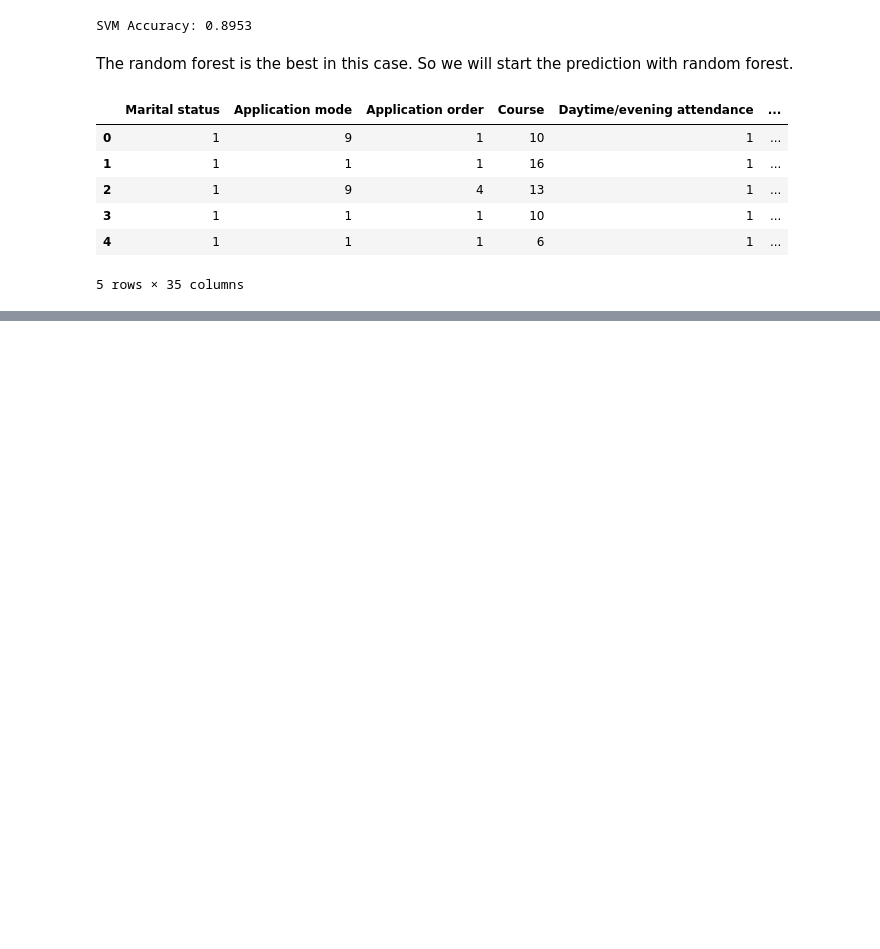
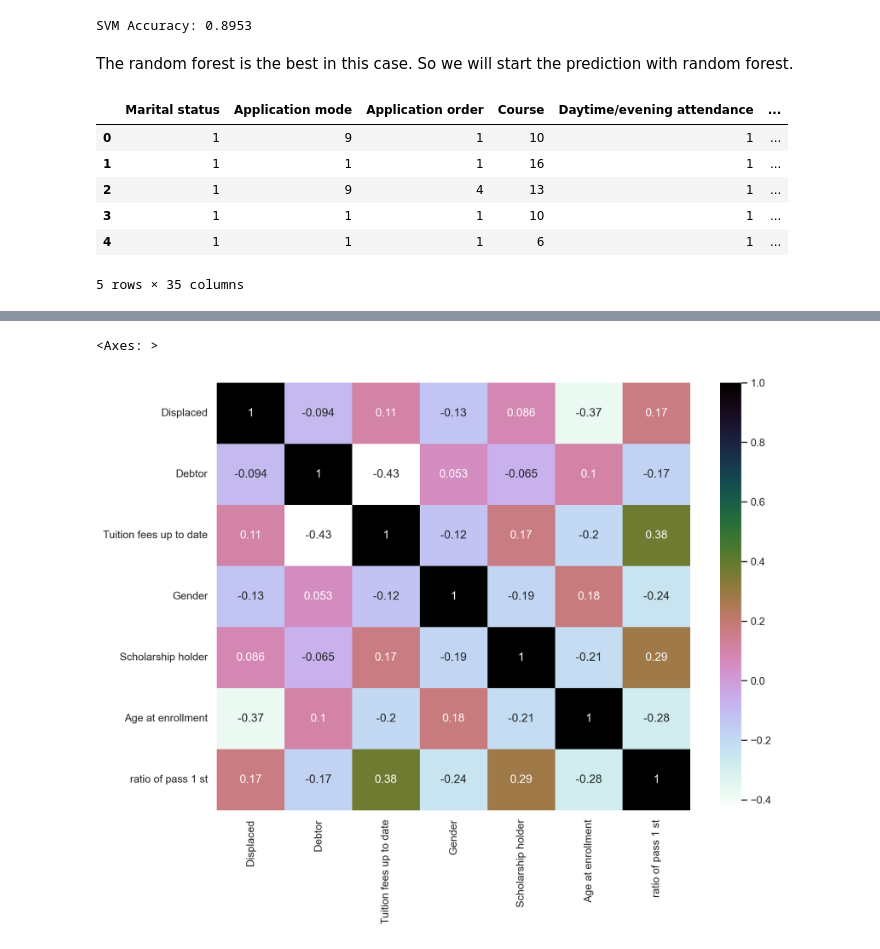
Before and after one commit to anapocai/machine_learning_project, a Jupyter notebook: Xinyi.ipynb, the cells around one changed output, grey strips where cells are left out. Cells and saved outputs as stored; diff of their text form; code cells hidden in the pictures; blank space fills up the shorter version.

```diff
--- a/Xinyi.ipynb
+++ b/Xinyi.ipynb
@@ -159,0 +176,2 @@ sns.heatmap(df_pred[list1].corr(), cmap='cubehelix_r')
+# %%
+df["ratio of pass 1 st"] = df["Curricular units 1st sem (approved)"]/df["Curricular units 1st sem (enrolled)"]
@@ -159,0 +210,6 @@ sns.heatmap(df_pred[list1].corr(), cmap='cubehelix_r')
+# %%
+
+sns.heatmap(df[significant_corr.index].corr(), annot = True,cmap='cubehelix_r')
+# %% [output]
+<Axes: >
+[figure, added]
```
Also changed, not shown: parts of 8 cells of this notebook.
